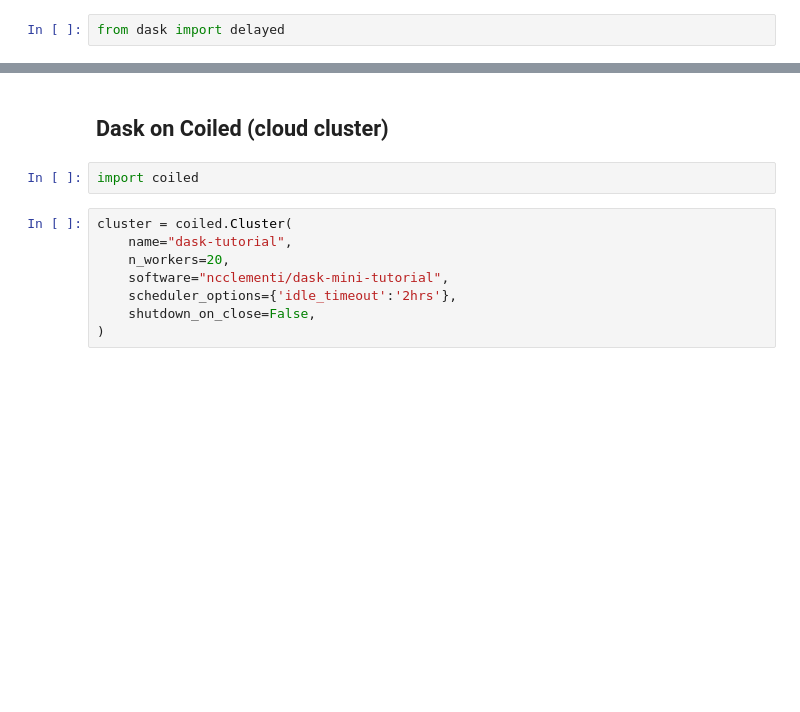
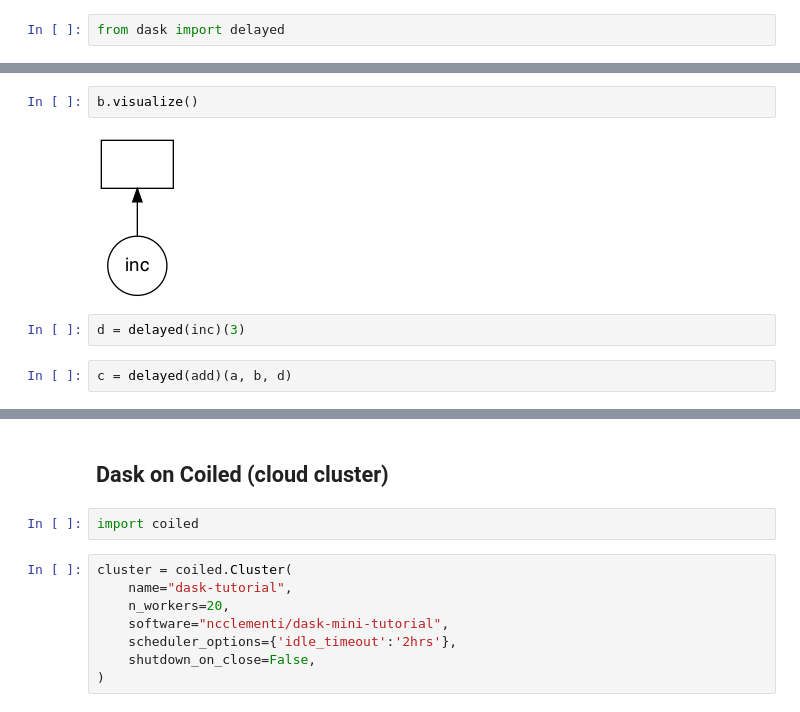
Before and after one commit to coiled/coiled-resources, a Jupyter notebook: dask-tutorial/notebooks/0_Test_Drive.ipynb, the cells around one changed output, grey strips where cells are left out. Drawn from its saved outputs; the diff is of its cells as text; blank space fills up the shorter version.

```diff
--- a/dask-tutorial/notebooks/0_Test_Drive.ipynb
+++ b/dask-tutorial/notebooks/0_Test_Drive.ipynb
@@ -170,3 +167,11 @@ Wall time: 2.01 s
+# %%
+b.visualize()
+# %% [output]
+[figure, added]
+# %%
+d = delayed(inc)(3)
+# %%
+c = delayed(add)(a, b, d)
 # %%
 c.visualize()
 # %% [output]
```
Also changed, not shown: parts of 20 cells of this notebook, 3 other files.
